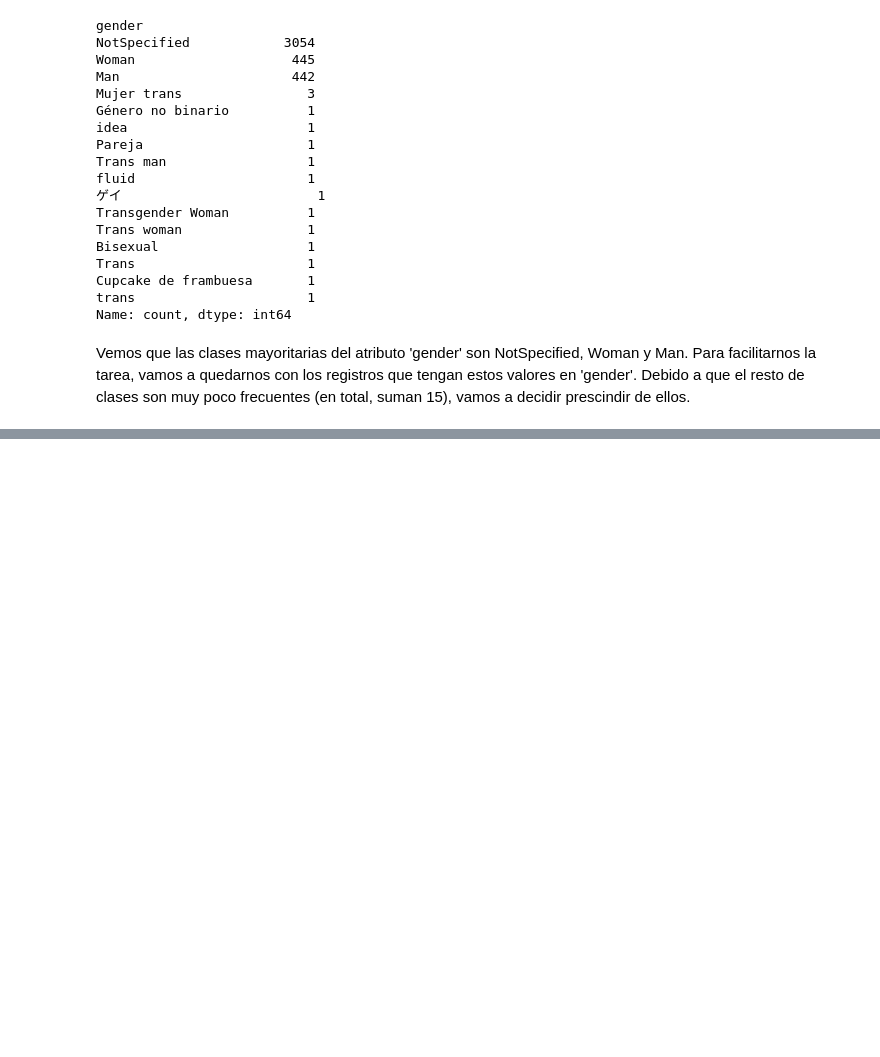
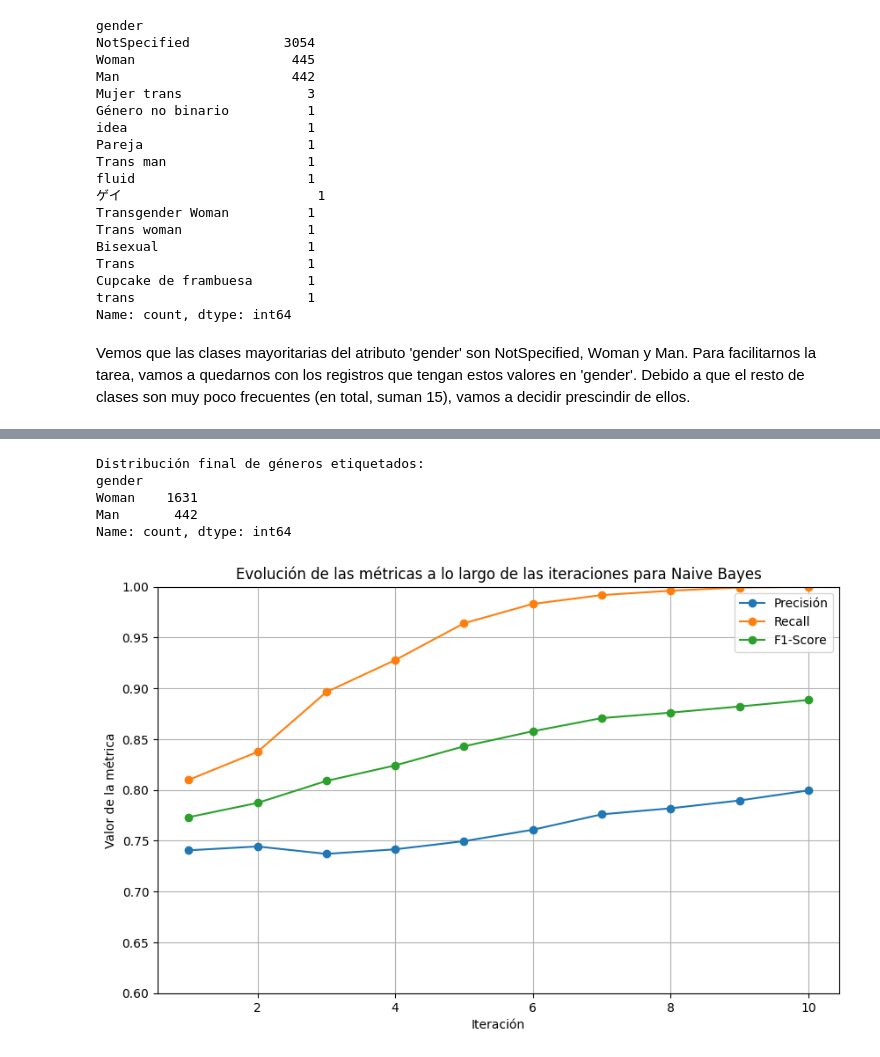
Before and after one commit to jros19/TFM, a Jupyter notebook: FirstClassifier.ipynb, the cells around one changed output, grey strips where cells are left out. Saved outputs shown, nothing was run; the diff lists cells and outputs as text; code cells hidden in the pictures; blank space fills up the shorter version.

```diff
--- a/FirstClassifier.ipynb
+++ b/FirstClassifier.ipynb
@@ -196,2 +668,35 @@ Finalmente, hemos obtenido en total 1505 registros etiquetados como 'Man' o 'Wom
+# %%
+# Distribución final de géneros
+print("Distribución final de géneros etiquetados:")
+print(labeled_data['gender'].value_counts())
+# %% [output]
+Distribución final de géneros etiquetados:
+gender
+Woman    1631
+Man       442
+Name: count, dtype: int64
+# %%
+# Graficar la evolución de las métricas
+plt.figure(figsize=(10, 6))
+
+# Graficar precisión
+plt.plot(iterations, precision_list, label='Precisión', marker='o')
+# Graficar recall
+plt.plot(iterations, recall_list, label='Recall', marker='o')
+# Graficar F1-Score
+plt.plot(iterations, f1_list, label='F1-Score', marker='o')
+
+# Etiquetas y título
+plt.xlabel('Iteración')
+plt.ylabel('Valor de la métrica')
+plt.title('Evolución de las métricas a lo largo de las iteraciones para Naive Bayes')
+plt.ylim(0.6, 1)
+plt.legend()
+
+# Mostrar la gráfica
+plt.grid(True)
+plt.show()
+# %% [output]
+[figure, added]
 # %%
 final_dataset = pd.concat([labeled_data, unlabeled_data])
```
Also changed, not shown: parts of 27 cells of this notebook, 3 other files.
